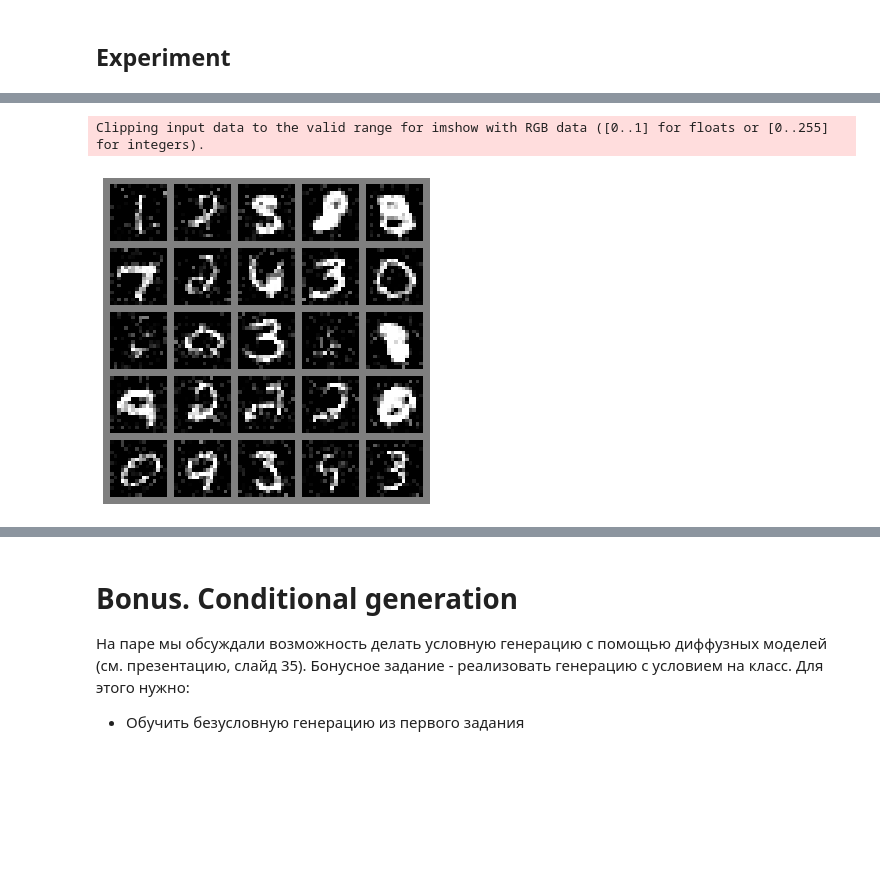
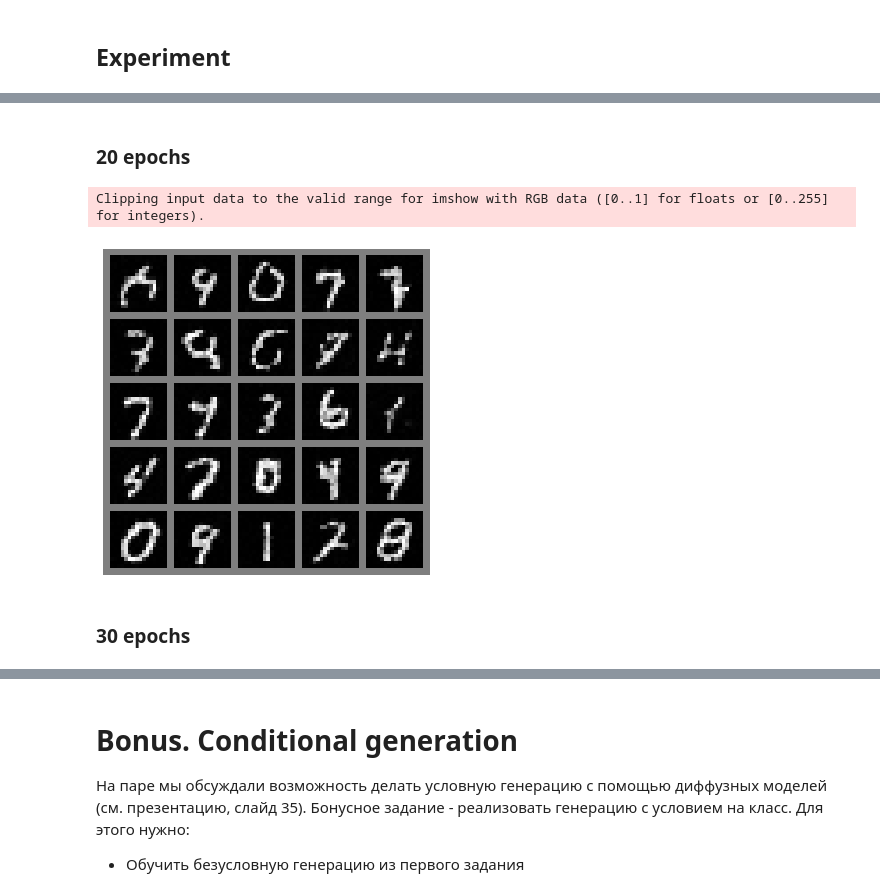
Before and after one commit to rtyasdf/DUL, a Jupyter notebook: Homework15_diffusion.ipynb, the cells around one changed output, grey strips where cells are left out. Saved outputs shown, nothing was run; the diff lists cells and outputs as text; code cells hidden in the pictures; blank space fills up the shorter version.

```diff
--- a/Homework15_diffusion.ipynb
+++ b/Homework15_diffusion.ipynb
@@ -155,6 +171,9 @@ class ContDDPM(nn.Module):
     def g_2(self, t):
         return f_(self.sigma_2, t) - 2 * self.log_a_bar_sqrt_(t) * self.sigma_2(t)
 
+    def std(self, t):
+        return torch.sqrt(self.sigma_2(t)).reshape((-1, 1, 1, 1))
+
     # Learned score function
     # see presentation, slide 28
     def score(self, x_t, t):
@@ -165,8 +184,7 @@ class ContDDPM(nn.Module):
         Returns
         - score: tensor  [bs, 1, 16, 16]
         """
-        std = torch.sqrt(self.sigma_2(t))
-        return - self.eps_th(x_t, t).squeeze(-1) / std
+        return - self.eps_th(x_t, t) / self.std(t)
 
     def sample_t(self, bs):
         device = self.device()
@@ -184,10 +202,10 @@ class ContDDPM(nn.Module):
         - x_t: tensor  [bs, 1, 16, 16]
         - eps: accumulated noise tensor [bs, 1, 16, 16]
         """
-        noise = torch.randn_like(x_0).permute((1, 2, 3, 0))
-        std = torch.sqrt(self.sigma_2(t))
-        eps = (noise * std).permute((3, 0, 1, 2))
-        x_t = x_0 + eps
+        eps = torch.randn_like(x_0)
+        noise = eps * self.std(t)
+        x_t = x_0 * torch.sqrt(self.a_bar(t)).reshape((-1, 1, 1, 1))
+        x_t = x_t + noise
 
         return x_t, eps
 
@@ -195,7 +213,7 @@ class ContDDPM(nn.Module):
     # see presentation, slide 26
     def get_loss(self, x_0):
         device = self.device()
-        bs = x_0.shape[0]
+        bs, C, H, W = x_0.shape
         data_dims = tuple(np.arange(1, len(x_0.shape)))
 
         t = self.sample_t(bs)
@@ -204,14 +222,14 @@ class ContDDPM(nn.Module):
         eps = torch.flatten(eps, 1)
         pred = torch.flatten(self.eps_th(x_t, t), 1)
 
-        loss = F.mse_loss(eps, pred) * x_0.shape[-1] * x_0.shape[-2]
+        loss = F.mse_loss(eps, pred) * C * H * W
 
         return loss
 
     # Sampling according to reverse SDE
     # see presentation, slide 32
     # Hint: use solve_sde function
-    def sample_sde(self, bs):
+    def sample_sde(self, bs, dt=1e-3):
         """
         bs: int
 
@@ -221,14 +239,13 @@ class ContDDPM(nn.Module):
         x_T = torch.randn((bs, 1, 16, 16), device=device)
 
         def f(x, t):
-          g2 = self.g_2(t)
-          grad = self.score(x, t).permute((1, 2, 3, 0))
-          return self.f(x, t) - (g2 * grad).permute((3, 0, 1, 2))
+          g2 = self.g_2(t).reshape((-1, 1, 1, 1))
+          return self.f(x, t) - g2 * self.score(x, t)
 
         def g(t):
           return torch.sqrt(self.g_2(t))
 
-        return solve_sde(x_T, f, g, 1, 0, -1e-3)
+        return solve_sde(x_T, f, g, 1, 0, -dt)
 # %% [markdown]
 ## Training
 # %%
@@ -289,5 +306,5 @@ ddpm.to(device)
 
 optim = torch.optim.Adam(ddpm.parameters(), lr=2e-4)
 
-train(ddpm, train_loader, val_loader, optim, epochs=25)
+train(ddpm, train_loader, val_loader, optim, epochs=10)
 # %% [output]
@@ -310,0 +321,2 @@ train: 11.492624164646507    val: 11.3151883100852
+# %%
+train(ddpm, train_loader, val_loader, optim, epochs=10)
@@ -311,9 +334,13 @@ train: 11.492624164646507    val: 11.3151883100852
+# %% [markdown]
+### 20 epochs
 # %%
-x = ddpm.sample_sde(bs=25)
+# After 20 epochs
+x = ddpm.sample_sde(bs=25, dt=1e-3)
 
 plt.rcParams["figure.figsize"] = [6., 6.]
-
 show_imgs(x)
 # %% [output]
 Clipping input data to the valid range for imshow with RGB data ([0..1] for floats or [0..255] for integers).
-[figure, old version]
+[figure, new version]
+# %% [markdown]
+### 30 epochs
```
Also changed, not shown: parts of 24 cells of this notebook.
